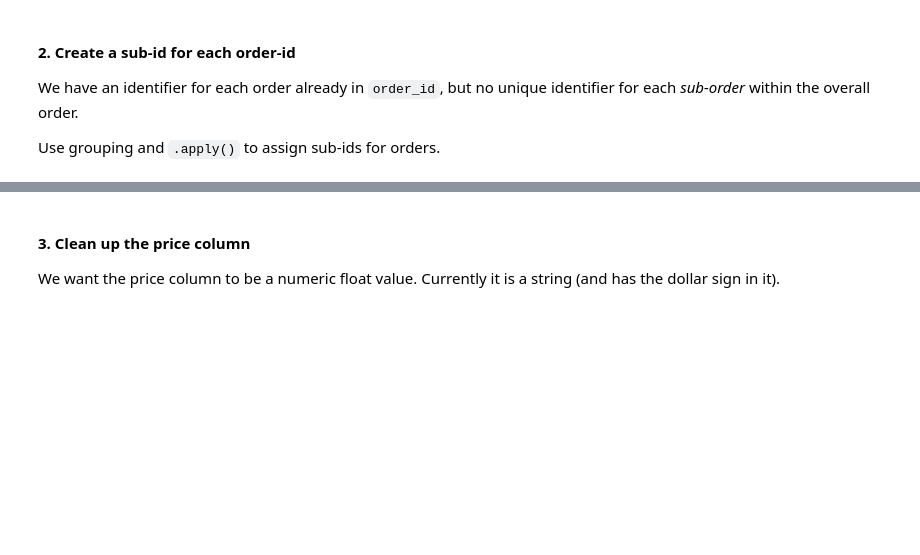
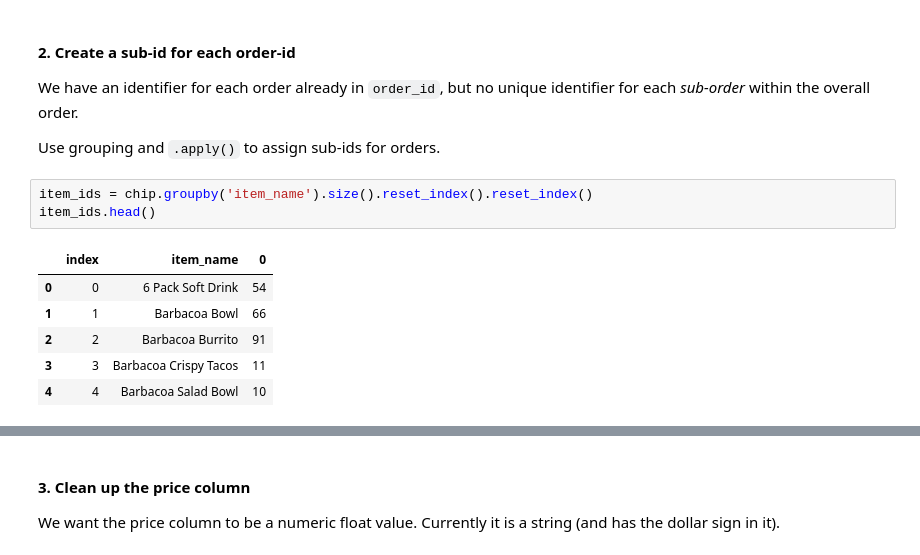
Before and after one commit to a3o1m2/DSI11-lessons, a Jupyter notebook: week02/day3_pandas_grouping/pandas-chipotle-lab/chipotle-data-starter-code.ipynb, the cells around one changed output, grey strips where cells are left out. Cells and saved outputs as stored; diff of their text form; blank space fills up the shorter version.

```diff
--- a/week02/day3_pandas_grouping/pandas-chipotle-lab/chipotle-data-starter-code.ipynb
+++ b/week02/day3_pandas_grouping/pandas-chipotle-lab/chipotle-data-starter-code.ipynb
@@ -59,3 +64,13 @@ _The chipotle orders data is messy: the column with ingredients in the order is
 We have an identifier for each order already in `order_id`, but no unique identifier for each _sub-order_ within the overall order.
 
 Use grouping and `.apply()` to assign sub-ids for orders.
+# %%
+item_ids = chip.groupby('item_name').size().reset_index().reset_index()
+item_ids.head()
+# %% [output]
+|  | index | item_name | 0 |
+| 0 | 0 | 6 Pack Soft Drink | 54 |
+| 1 | 1 | Barbacoa Bowl | 66 |
+| 2 | 2 | Barbacoa Burrito | 91 |
+| 3 | 3 | Barbacoa Crispy Tacos | 11 |
+| 4 | 4 | Barbacoa Salad Bowl | 10 |
```
Also changed, not shown: parts of 6 cells of this notebook, 4 other files.
